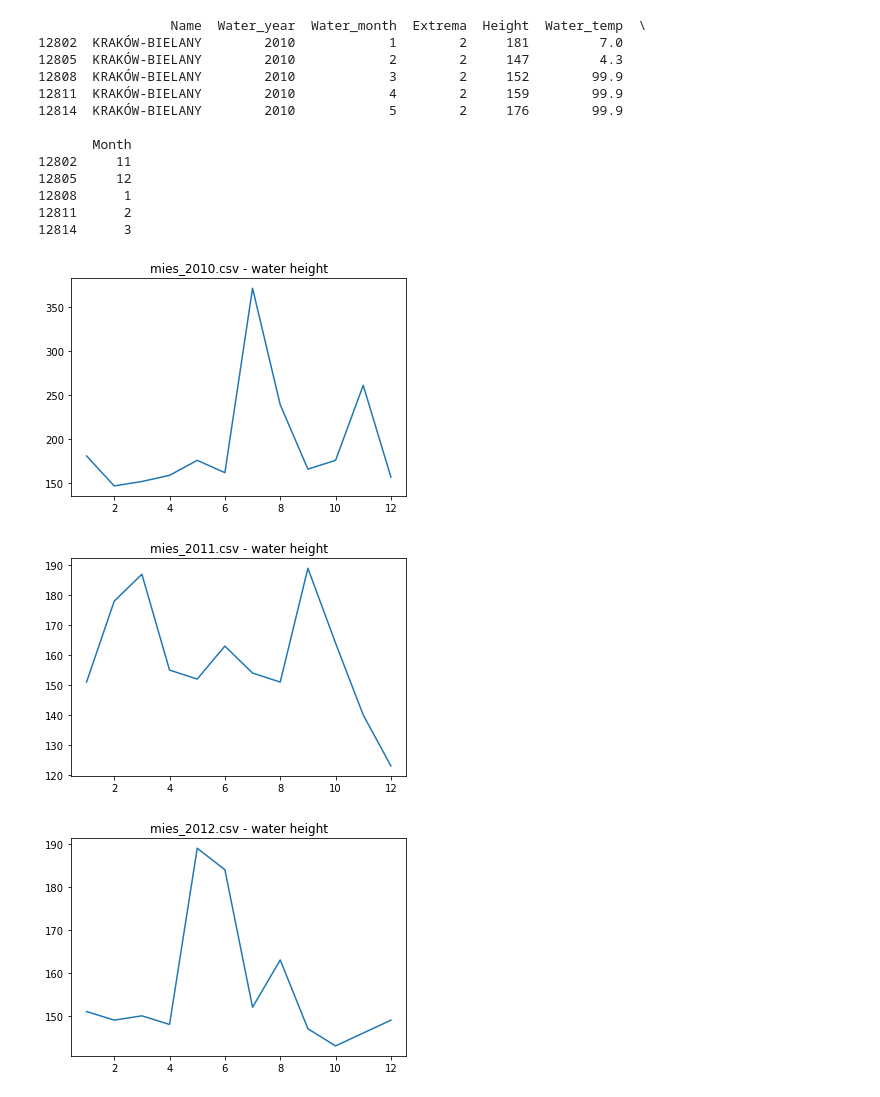
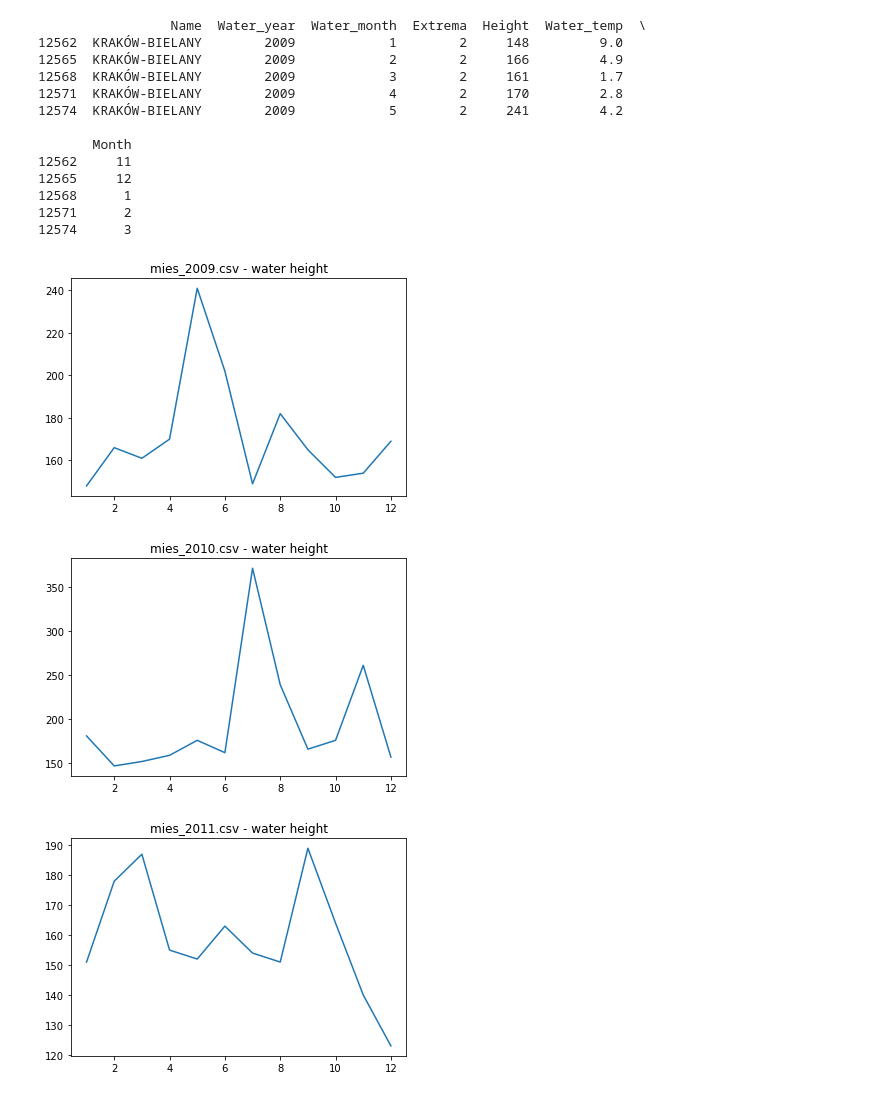
Before and after one commit to JakubBurczyk/DA_WeatherModel, a Jupyter notebook: tidy.ipynb, the cells around one changed output. Drawn from its saved outputs; the diff is of its cells as text; code cells hidden in the pictures.

```diff
--- a/tidy.ipynb
+++ b/tidy.ipynb
@@ -62,35 +62,32 @@ for cdata in climate_data:
     df.drop(columns=["Days_w_rain"],inplace=True)
     df.drop(columns=["Days_w_snow"],inplace=True)
 
-    df.drop(columns=["State_mean_temp"],inplace=True)
-    df.drop(columns=["State_rain_sum"],inplace=True)
-
     df.drop(df[df["Name"] != "KRAKÓW-OBSERWATORIUM"].index, inplace=True)
 # %%
 hydro_keys = list(hydro_data.keys())
 print(hydro_data[hydro_keys[0]].head())
 
 for key in hydro_keys:
     df: pd.DataFrame
-    df = hydro_data[key]
+    df = df = hydro_data[key]
     plt.plot(df["Water_month"],df["Height"])
     #print(df["Water_year"])
     plt.title(f"{key} - water height")
     plt.show()
 # %% [output]
                  Name  Water_year  Water_month  Extrema  Height  Water_temp  \
-12802  KRAKÓW-BIELANY        2010            1        2     181         7.0
-12805  KRAKÓW-BIELANY        2010            2        2     147         4.3
-12808  KRAKÓW-BIELANY        2010            3        2     152        99.9
-12811  KRAKÓW-BIELANY        2010            4        2     159        99.9
-12814  KRAKÓW-BIELANY        2010            5        2     176        99.9
+12562  KRAKÓW-BIELANY        2009            1        2     148         9.0
+12565  KRAKÓW-BIELANY        2009            2        2     166         4.9
+12568  KRAKÓW-BIELANY        2009            3        2     161         1.7
+12571  KRAKÓW-BIELANY        2009            4        2     170         2.8
+12574  KRAKÓW-BIELANY        2009            5        2     241         4.2
 
        Month
-12802     11
-12805     12
-12808      1
-12811      2
-12814      3
+12562     11
+12565     12
+12568      1
+12571      2
+12574      3
-[figure, old version]
+[figure, new version]
-[figure, old version]
+[figure, new version]
-[figure, old version]
+[figure, new version]
```
Also changed, not shown: parts of 3 cells of this notebook.
